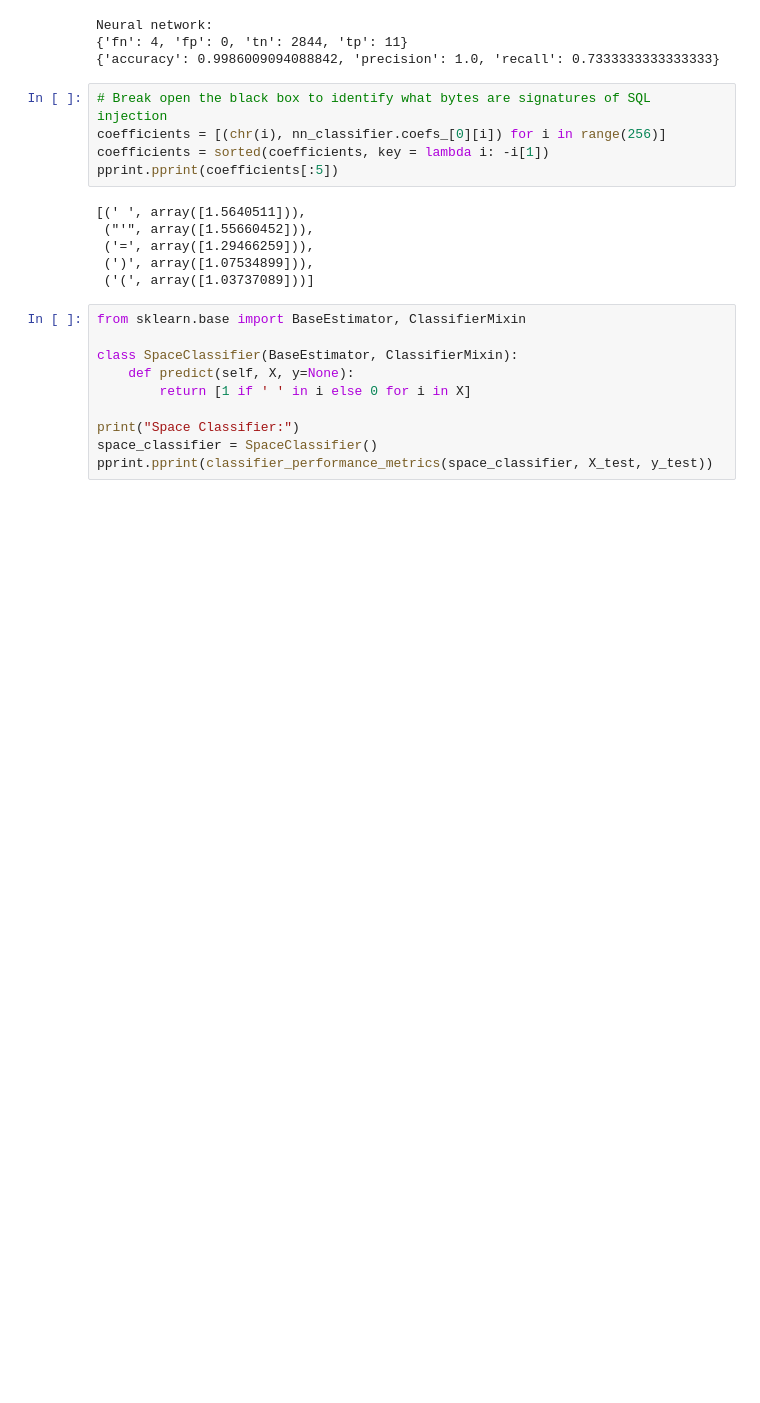
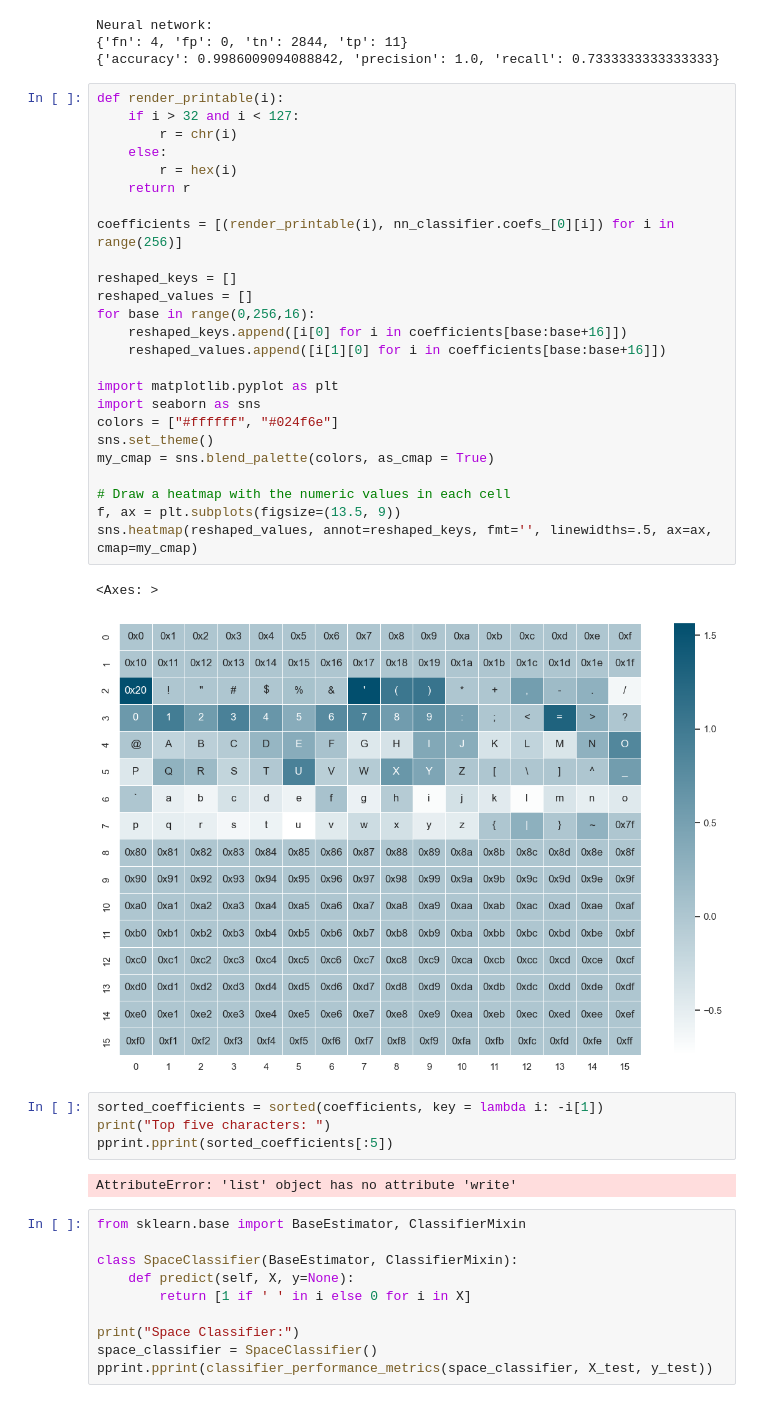
Before and after one commit to jdwhitaker/hybrid-vigor, a Jupyter notebook: main.ipynb, the cells around one changed output. Drawn from its saved outputs; the diff is of its cells as text; blank space fills up the shorter version.

Commit message:
heatmap of characters

```diff
--- a/main.ipynb
+++ b/main.ipynb
@@ -57,17 +57,40 @@ pprint.pprint(classifier_performance_metrics(nn_classifier, [path_to_vector(x) f
 Neural network:
 {'fn': 4, 'fp': 0, 'tn': 2844, 'tp': 11}
 {'accuracy': 0.9986009094088842, 'precision': 1.0, 'recall': 0.7333333333333333}
-# %%
-# Break open the black box to identify what bytes are signatures of SQL injection
-coefficients = [(chr(i), nn_classifier.coefs_[0][i]) for i in range(256)]
-coefficients = sorted(coefficients, key = lambda i: -i[1])
-pprint.pprint(coefficients[:5])
-# %% [output]
-[(' ', array([1.5640511])),
- ("'", array([1.55660452])),
- ('=', array([1.29466259])),
- (')', array([1.07534899])),
- ('(', array([1.03737089]))]
+# %%
+def render_printable(i):
+    if i > 32 and i < 127:
+        r = chr(i)
+    else:
+        r = hex(i)
+    return r
+
+coefficients = [(render_printable(i), nn_classifier.coefs_[0][i]) for i in range(256)]
+
+reshaped_keys = []
+reshaped_values = []
+for base in range(0,256,16):
+    reshaped_keys.append([i[0] for i in coefficients[base:base+16]])
+    reshaped_values.append([i[1][0] for i in coefficients[base:base+16]])
+
+import matplotlib.pyplot as plt
+import seaborn as sns
+colors = ["#ffffff", "#024f6e"]
+sns.set_theme()
+my_cmap = sns.blend_palette(colors, as_cmap = True)
+
+# Draw a heatmap with the numeric values in each cell
+f, ax = plt.subplots(figsize=(13.5, 9))
+sns.heatmap(reshaped_values, annot=reshaped_keys, fmt='', linewidths=.5, ax=ax, cmap=my_cmap)
+# %% [output]
+<Axes: >
+[figure, added]
+# %%
+sorted_coefficients = sorted(coefficients, key = lambda i: -i[1])
+print("Top five characters: ")
+pprint.pprint(sorted_coefficients[:5])
+# %% [output]
+AttributeError: 'list' object has no attribute 'write'
 # %%
 from sklearn.base import BaseEstimator, ClassifierMixin
 
```
